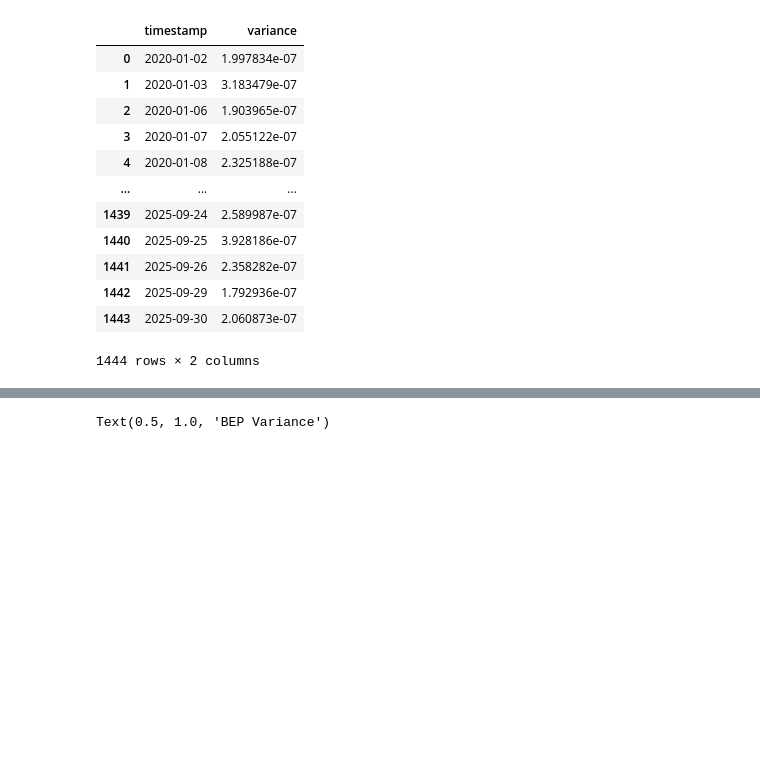
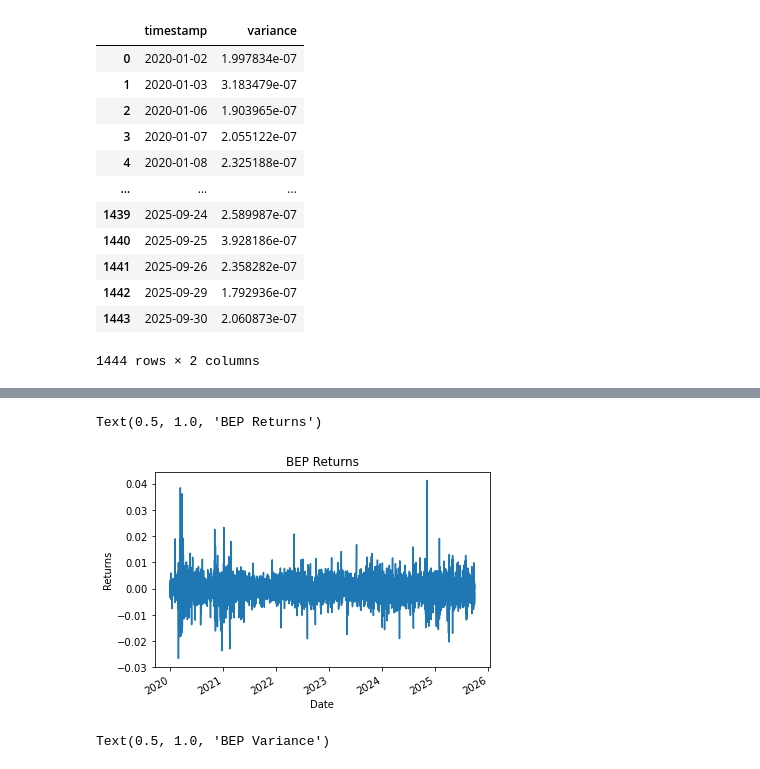
Before and after one commit to asalpert/msdas_practicum-project, a Jupyter notebook: data_preprocessing.ipynb, the cells around one changed output, grey strips where cells are left out. Drawn from its saved outputs; the diff is of its cells as text; code cells hidden in the pictures; blank space fills up the shorter version.

```diff
--- a/data_preprocessing.ipynb
+++ b/data_preprocessing.ipynb
@@ -109,5 +118,5 @@ correlation_APPL
 # %%
-df = pd.read_csv("data/BEP_combined.csv.gz")
+df = pd.read_csv("data_files/BEP_combined.csv.gz")
 df.columns
 BEP_returns = pd.DataFrame({
     "time_stamp": df["Unnamed: 0"],
@@ -116,3 +141,12 @@ BEP_returns = pd.DataFrame({
+# %%
+BEP_returns.set_index("time_stamp", inplace=True)
+BEP_returns.log_return.plot()
+plt.xlabel("Date")
+plt.ylabel("Returns")
+plt.title("BEP Returns")
+# %% [output]
+Text(0.5, 1.0, 'BEP Returns')
+[figure, added]
 # %%
 BEP_returns['time_stamp'] = pd.to_datetime(BEP_returns['time_stamp'], errors='coerce')
 daily_variance_BEP = BEP_returns.groupby(BEP_returns['time_stamp'].dt.floor("1D"))["log_return"].var()
```
Also changed, not shown: parts of 6 cells of this notebook.
